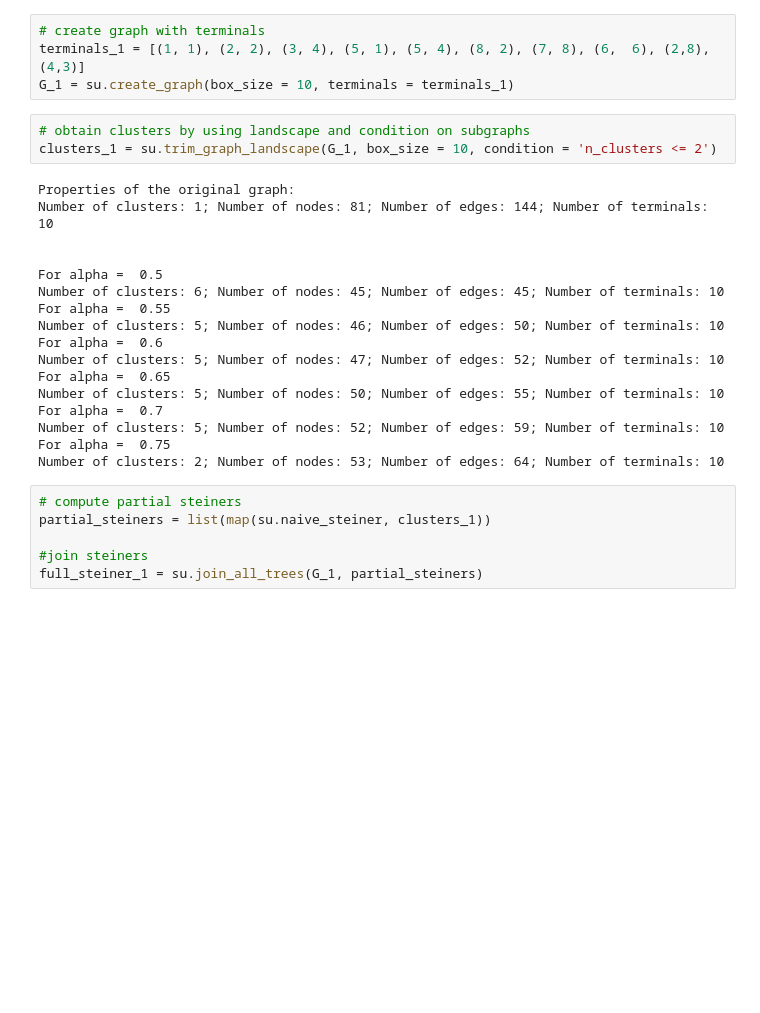
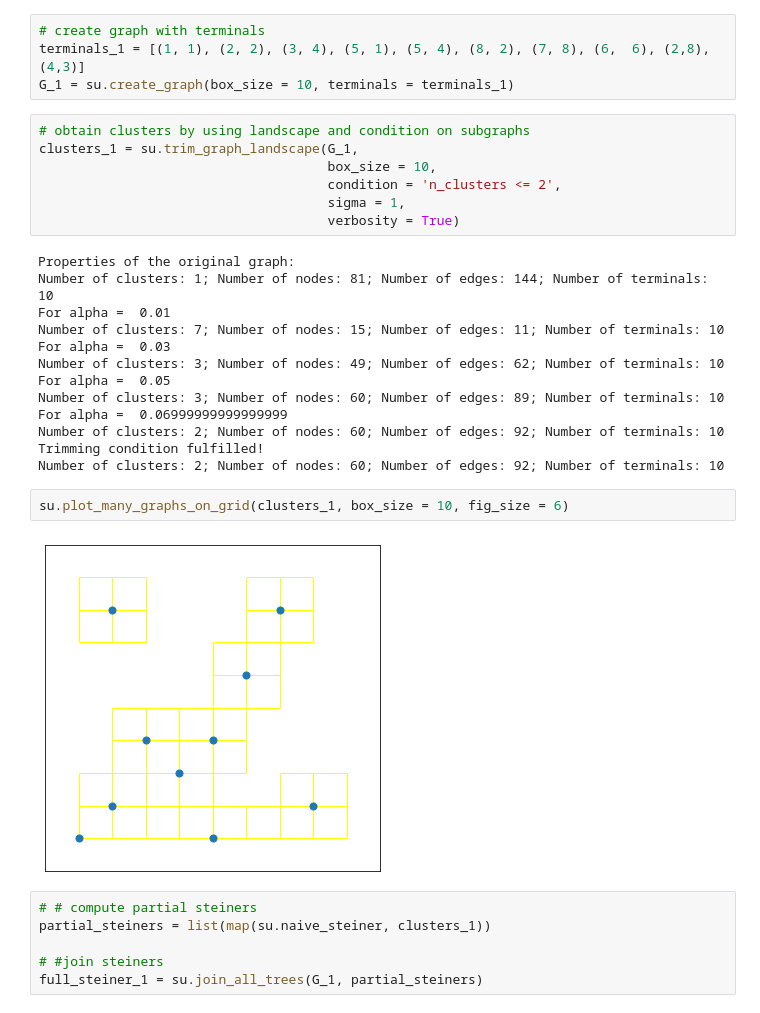
Before and after one commit to pareyesv/landscape_steiner, a Jupyter notebook: steiner_landscape.ipynb, the cells around one changed output. Saved outputs shown, nothing was run; the diff lists cells and outputs as text; blank space fills up the shorter version.

Commit message:
change calculation of Landscape Function Fixes #10

```diff
--- a/steiner_landscape.ipynb
+++ b/steiner_landscape.ipynb
@@ -49,29 +47,33 @@ terminals_1 = [(1, 1), (2, 2), (3, 4), (5, 1), (5, 4), (8, 2), (7, 8), (6,  6),
 G_1 = su.create_graph(box_size = 10, terminals = terminals_1)
 # %%
 # obtain clusters by using landscape and condition on subgraphs
-clusters_1 = su.trim_graph_landscape(G_1, box_size = 10, condition = 'n_clusters <= 2')
+clusters_1 = su.trim_graph_landscape(G_1,
+                                     box_size = 10,
+                                     condition = 'n_clusters <= 2',
+                                     sigma = 1,
+                                     verbosity = True)
 # %% [output]
 Properties of the original graph:
 Number of clusters: 1; Number of nodes: 81; Number of edges: 144; Number of terminals: 10
-
-
-For alpha =  0.5
-Number of clusters: 6; Number of nodes: 45; Number of edges: 45; Number of terminals: 10
-For alpha =  0.55
-Number of clusters: 5; Number of nodes: 46; Number of edges: 50; Number of terminals: 10
-For alpha =  0.6
-Number of clusters: 5; Number of nodes: 47; Number of edges: 52; Number of terminals: 10
-For alpha =  0.65
-Number of clusters: 5; Number of nodes: 50; Number of edges: 55; Number of terminals: 10
-For alpha =  0.7
-Number of clusters: 5; Number of nodes: 52; Number of edges: 59; Number of terminals: 10
-For alpha =  0.75
-Number of clusters: 2; Number of nodes: 53; Number of edges: 64; Number of terminals: 10
+For alpha =  0.01
+Number of clusters: 7; Number of nodes: 15; Number of edges: 11; Number of terminals: 10
+For alpha =  0.03
+Number of clusters: 3; Number of nodes: 49; Number of edges: 62; Number of terminals: 10
+For alpha =  0.05
+Number of clusters: 3; Number of nodes: 60; Number of edges: 89; Number of terminals: 10
+For alpha =  0.06999999999999999
+Number of clusters: 2; Number of nodes: 60; Number of edges: 92; Number of terminals: 10
+Trimming condition fulfilled!
+Number of clusters: 2; Number of nodes: 60; Number of edges: 92; Number of terminals: 10
+# %%
+su.plot_many_graphs_on_grid(clusters_1, box_size = 10, fig_size = 6)
+# %% [output]
+[figure, added]
 # %%
-# compute partial steiners
+# # compute partial steiners
 partial_steiners = list(map(su.naive_steiner, clusters_1))
 
-#join steiners
+# #join steiners
 full_steiner_1 = su.join_all_trees(G_1, partial_steiners)
 # %%
 su.plot_graph_on_grid(G_1, box_size = 10, tree = full_steiner_1)
```
Also changed, not shown: parts of 16 cells of this notebook, 3 other files.
